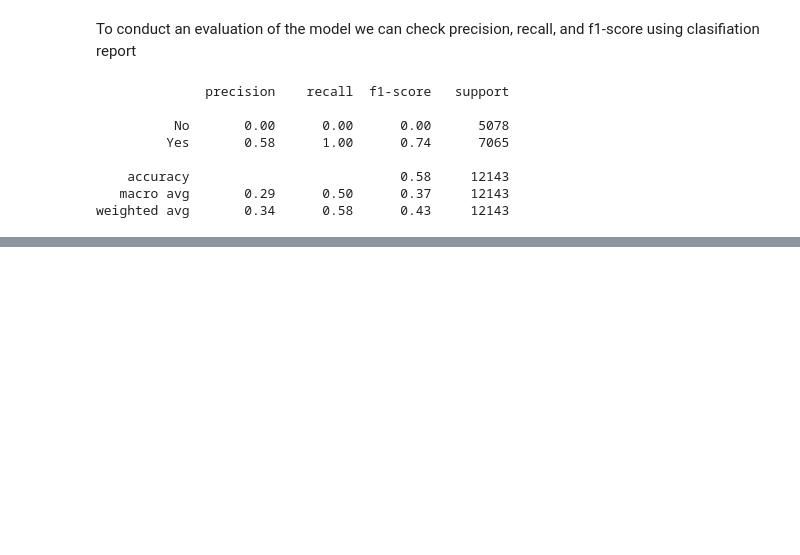
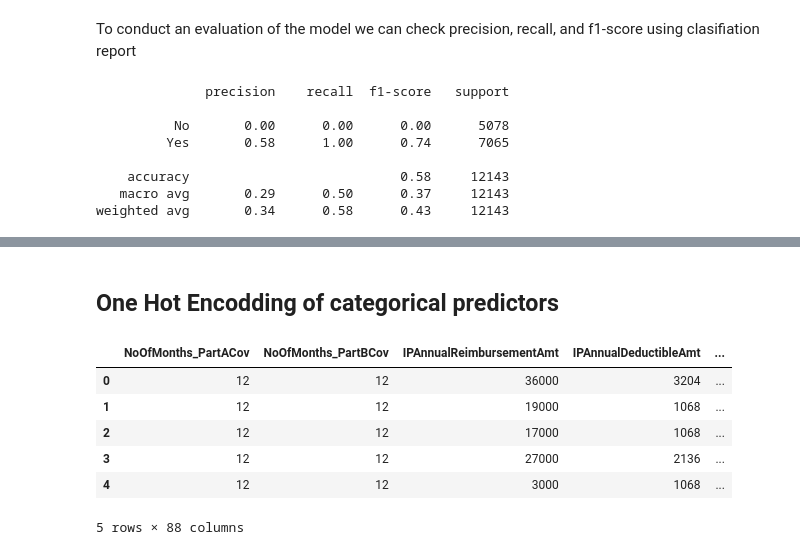
Before and after one commit to sachinac/ML7331, a Jupyter notebook: edgar_logistic.ipynb, the cells around one changed output, grey strips where cells are left out. Saved outputs shown, nothing was run; the diff lists cells and outputs as text; code cells hidden in the pictures; blank space fills up the shorter version.

```diff
--- a/edgar_logistic.ipynb
+++ b/edgar_logistic.ipynb
@@ -121,0 +200,21 @@ weighted avg       0.34      0.58      0.43     12143
+# %% [markdown]
+<h2>One Hot Encodding of categorical predictors</h2>
+# %%
+import pandas as pd
+tmp_df = pd.DataFrame({'ohe': cat_preds_fields,
+
+        })
+
+
+tmp_df_2 = pd.get_dummies(tmp_df,drop_first=True)
+logist_preds_df = pd.concat((logist_preds_df,tmp_df_2),axis=1) # add back into the dataframe
+logist_preds_df.head()
+#logist_preds_df.describe()
+# %% [output]
+|  | NoOfMonths_PartACov | NoOfMonths_PartBCov | IPAnnualReimbursementAmt | IPAnnualDeductibleAmt | ... |
+| 0 | 12 | 12 | 36000 | 3204 | ... |
+| 1 | 12 | 12 | 19000 | 1068 | ... |
+| 2 | 12 | 12 | 17000 | 1068 | ... |
+| 3 | 12 | 12 | 27000 | 2136 | ... |
+| 4 | 12 | 12 | 3000 | 1068 | ... |
+5 rows × 88 columns
```
Also changed, not shown: parts of 22 cells of this notebook.
